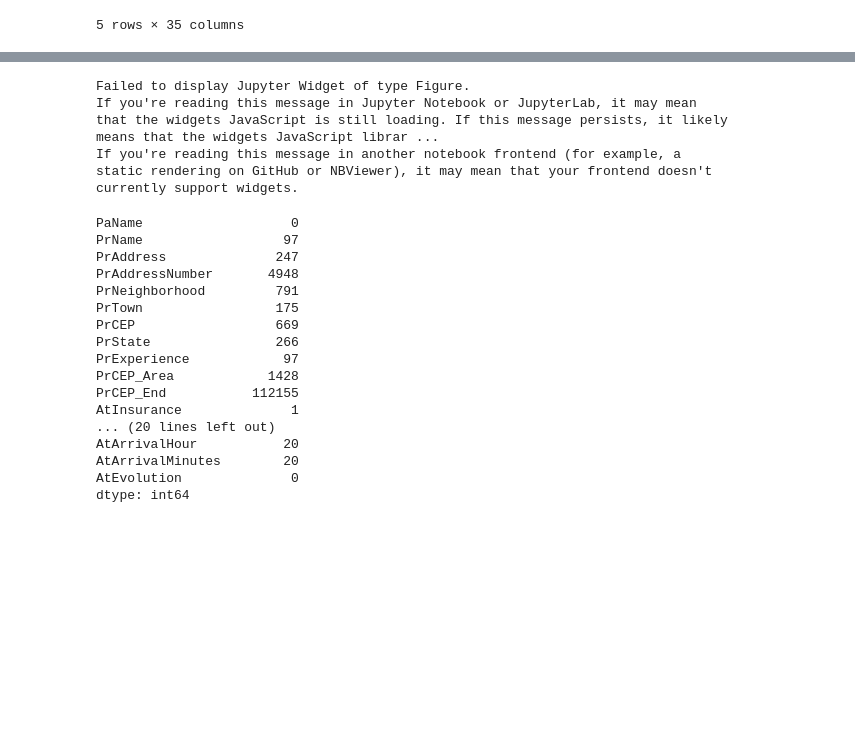
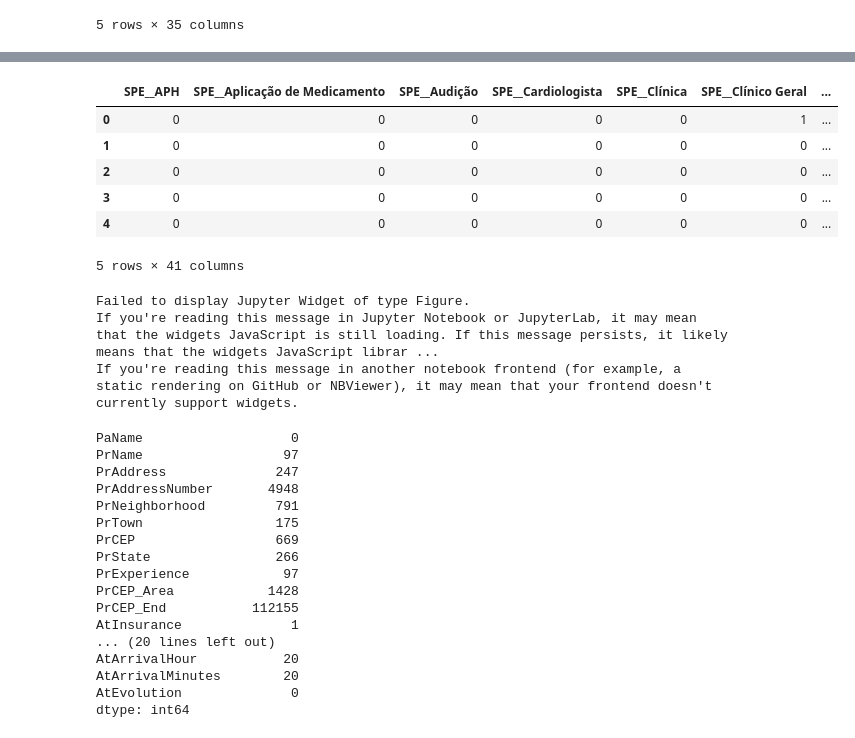
Before and after one commit to fagundesdeveloper/FelipeFagundes_GA, a Jupyter notebook: Final.ipynb, the cells around one changed output, grey strips where cells are left out. Cells and saved outputs as stored; diff of their text form; code cells hidden in the pictures; blank space fills up the shorter version.

```diff
--- a/Final.ipynb
+++ b/Final.ipynb
@@ -27,3 +56,14 @@ data.head()
+# %%
+Dspecialty = pd.get_dummies(data.AtSpecialty, prefix='SPE_')
+Dspecialty.head()
+# %% [output]
+|  | SPE__APH | SPE__Aplicação de Medicamento | SPE__Audição | SPE__Cardiologista | SPE__Clínica | SPE__Clínico Geral | ... |
+| 0 | 0 | 0 | 0 | 0 | 0 | 1 | ... |
+| 1 | 0 | 0 | 0 | 0 | 0 | 0 | ... |
+| 2 | 0 | 0 | 0 | 0 | 0 | 0 | ... |
+| 3 | 0 | 0 | 0 | 0 | 0 | 0 | ... |
+| 4 | 0 | 0 | 0 | 0 | 0 | 0 | ... |
+5 rows × 41 columns
 # %%
 data.AtLatitude = data['AtLatitude'].fillna('0')
 data.AtLongitude = data['AtLongitude'].fillna('0')
```
Also changed, not shown: parts of 34 cells of this notebook, 46 other files.
